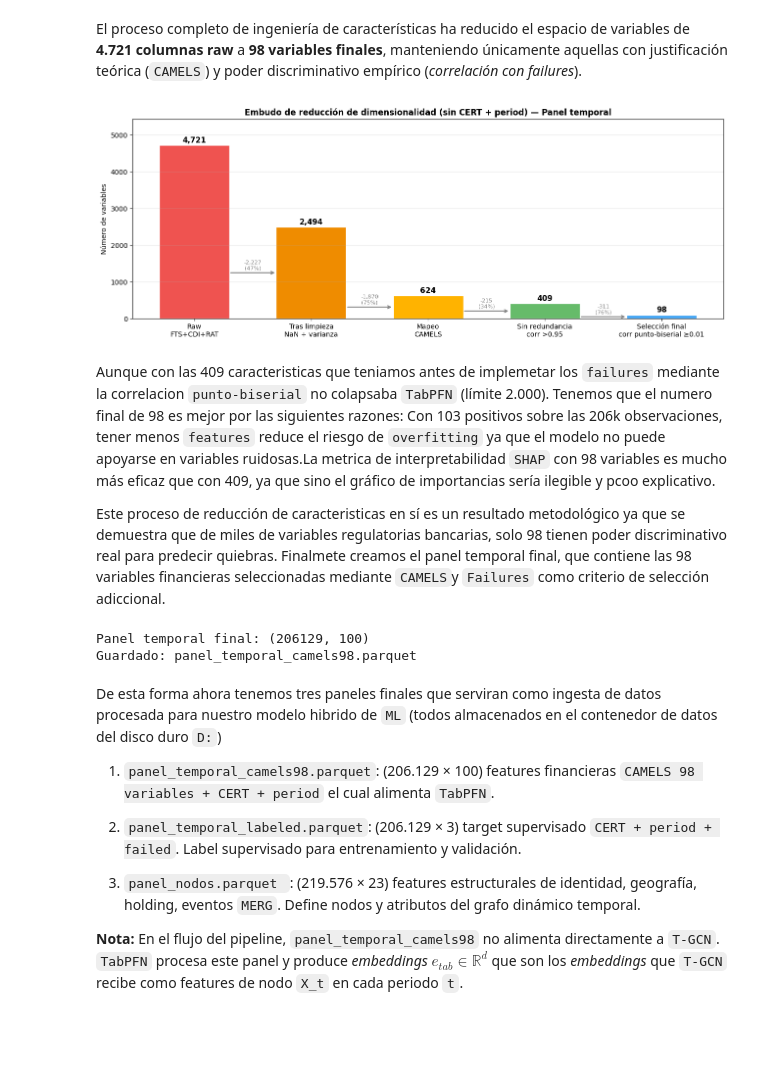
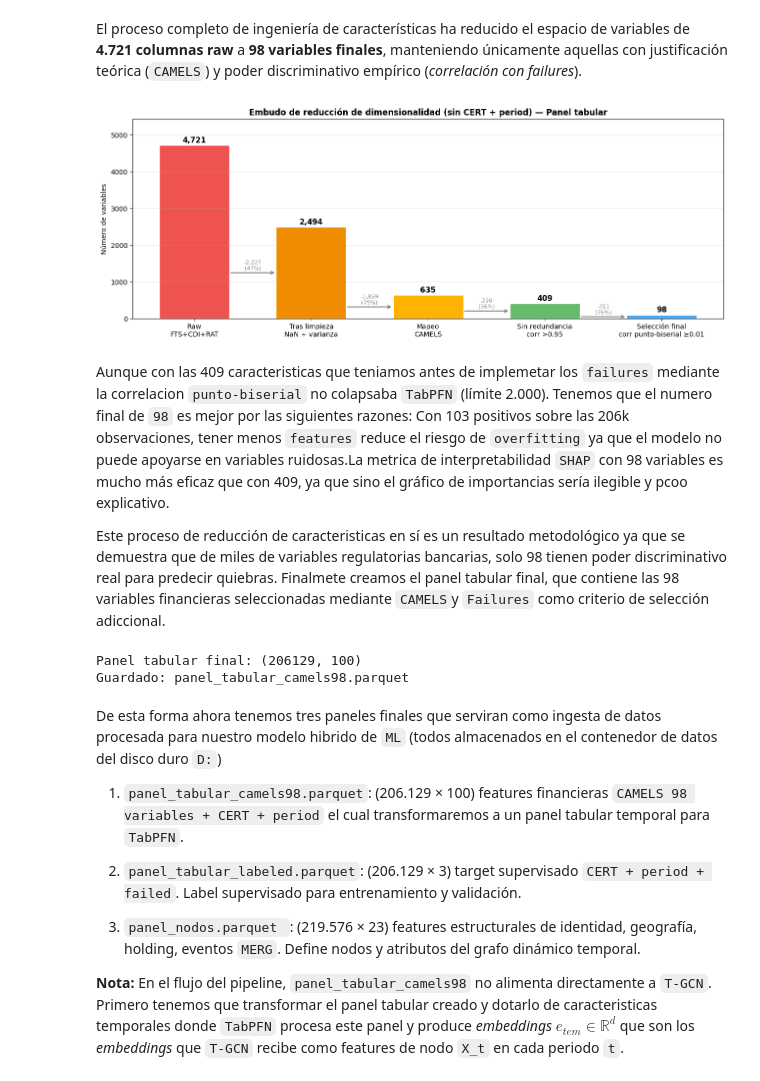
Before and after one commit to andrescarro192/tfm-financial_risk, a Jupyter notebook: notebooks/02_feature_engineering.ipynb, the cells around one changed output. Saved outputs shown, nothing was run; the diff lists cells and outputs as text; code cells hidden in the pictures; blank space fills up the shorter version.

Commit message:
rename: actualizacion nombre panel temporal por panel tabular

```diff
--- a/notebooks/02_feature_engineering.ipynb
+++ b/notebooks/02_feature_engineering.ipynb
@@ -1005,11 +1021,11 @@ Con todo el estudio realizado y creadas las flags de riesgo, procedemos a realiz
 # %%
 from scipy.stats import pointbiserialr
 
-# 1 — Cargar panel temporal completo con el flag
-panel_labeled = pd.read_parquet(PROCESSED_DIR / "panel_temporal_labeled.parquet")
+# 1 — Cargar panel tabular completo con el flag
+panel_labeled = pd.read_parquet(PROCESSED_DIR / "panel_tabular_labeled.parquet")
 
-# Unir con el panel temporal completo para tener las 409 variables
-panel_full = pd.read_parquet(PROCESSED_DIR / "panel_temporal.parquet")
+# Unir con el panel tabular completo para tener las 409 variables
+panel_full = pd.read_parquet(PROCESSED_DIR / "panel_tabular.parquet")
 panel_full = panel_full.merge(
     panel_labeled[['CERT', 'period', 'failed']],
     on=['CERT', 'period'],
@@ -1209,7 +1225,7 @@ import matplotlib.patches as mpatches
 etapas = [
     ('Raw\nFTS+CDI+RAT', 4721, '#ef5350'),
     ('Tras limpieza\nNaN + varianza', 2494, '#ef8c00'),
-    ('Mapeo\nCAMELS', 624, '#ffb300'),
+    ('Mapeo\nCAMELS', 635, '#ffb300'),
     ('Sin redundancia\ncorr >0.95', 409, '#66bb6a'),
     ('Selección final\ncorr punto-biserial ≥0.01', 98, '#42a5f5'),
 ]
@@ -1222,62 +1238,62 @@ labels = [e[0] for e in etapas]
 colors = [e[2] for e in etapas]
 
 bars = ax.bar(x_pos, valores, color=colors, edgecolor='white', width=0.6)
 
 # Valores sobre las barras
 for i, (bar, val) in enumerate(zip(bars, valores)):
     ax.text(bar.get_x() + bar.get_width()/2, bar.get_height() + 30,
             f'{val:,}', ha='center', va='bottom', fontweight='bold', fontsize=11)
 
 # Flechas de reducción entre barras
 for i in range(len(etapas) - 1):
     reduccion = valores[i] - valores[i+1]
     pct = reduccion / valores[i] * 100
     ax.annotate('', xy=(i+1-0.3, valores[i+1]/2),
                 xytext=(i+0.3, valores[i+1]/2),
                 arrowprops=dict(arrowstyle='->', color='gray', lw=1.5))
     ax.text(i+0.5, valores[i+1]/2 + 50, f'-{reduccion:,}\n({pct:.0f}%)',
             ha='center', va='bottom', fontsize=8, color='gray')
 
 ax.set_xticks(x_pos)
 ax.set_xticklabels(labels, fontsize=10)
 ax.set_ylabel('Número de variables')
-ax.set_title('Embudo de reducción de dimensionalidad (sin CERT + period) — Panel temporal',
+ax.set_title('Embudo de reducción de dimensionalidad (sin CERT + period) — Panel tabular',
              fontweight='bold', fontsize=12)
 ax.set_ylim(0, max(valores) * 1.15)
 ax.grid(axis='y', alpha=0.3)
 
 plt.tight_layout()
 plt.savefig(project_root / 'notebooks' / 'figures' / 'fe_reduction_funnel.png', dpi=150)
 plt.show()
 # %% [output]
-[figure, old version]
+[figure, new version]
 # %% [markdown]
-Aunque con las 409 caracteristicas que teniamos antes de implemetar los `failures` mediante la correlacion `punto-biserial` no colapsaba `TabPFN` (límite 2.000). Tenemos que el numero final de 98 es mejor por las siguientes razones: Con 103 positivos sobre las 206k observaciones, tener menos `features` reduce el riesgo de `overfitting` ya que el modelo no puede apoyarse en variables ruidosas.La metrica de interpretabilidad `SHAP` con 98 variables es mucho más eficaz que con 409, ya que sino el gráfico de importancias sería ilegible y pcoo explicativo.
+Aunque con las 409 caracteristicas que teniamos antes de implemetar los `failures` mediante la correlacion `punto-biserial` no colapsaba `TabPFN` (límite 2.000). Tenemos que el numero final de `98` es mejor por las siguientes razones: Con 103 positivos sobre las 206k observaciones, tener menos `features` reduce el riesgo de `overfitting` ya que el modelo no puede apoyarse en variables ruidosas.La metrica de interpretabilidad `SHAP` con 98 variables es mucho más eficaz que con 409, ya que sino el gráfico de importancias sería ilegible y pcoo explicativo.
 
-Este proceso de reducción de caracteristicas en sí es un resultado metodológico ya que se demuestra que de miles de variables regulatorias bancarias, solo 98 tienen poder discriminativo real para predecir quiebras. Finalmete creamos el panel temporal final, que contiene las 98 variables financieras seleccionadas mediante `CAMELS`y `Failures` como criterio de selección adiccional.
+Este proceso de reducción de caracteristicas en sí es un resultado metodológico ya que se demuestra que de miles de variables regulatorias bancarias, solo 98 tienen poder discriminativo real para predecir quiebras. Finalmete creamos el panel tabular final, que contiene las 98 variables financieras seleccionadas mediante `CAMELS`y `Failures` como criterio de selección adiccional.
 # %%
-# Panel temporal final con las 98 variables seleccionadas
-panel_temporal_final = pd.read_parquet(PROCESSED_DIR / "panel_temporal.parquet")
+# Panel tabular final con las 98 variables seleccionadas
+panel_tabular_final = pd.read_parquet(PROCESSED_DIR / "panel_tabular.parquet")
 
 # Filtrar solo las 98 variables finales + identificadores
 id_cols = ['CERT', 'period']
-cols_to_keep = id_cols + [c for c in final_vars if c in panel_temporal_final.columns]
+cols_to_keep = id_cols + [c for c in final_vars if c in panel_tabular_final.columns]
 
-panel_temporal_final = panel_temporal_final[cols_to_keep]
-print(f"Panel temporal final: {panel_temporal_final.shape}")
+panel_tabular_final = panel_tabular_final[cols_to_keep]
+print(f"Panel tabular final: {panel_tabular_final.shape}")
 
-panel_temporal_final.to_parquet(PROCESSED_DIR / "panel_temporal_camels98.parquet", index=False)
-print(f"Guardado: panel_temporal_camels98.parquet")
+panel_tabular_final.to_parquet(PROCESSED_DIR / "panel_tabular_camels98.parquet", index=False)
+print(f"Guardado: panel_tabular_camels98.parquet")
 # %% [output]
-Panel temporal final: (206129, 100)
-Guardado: panel_temporal_camels98.parquet
+Panel tabular final: (206129, 100)
+Guardado: panel_tabular_camels98.parquet
 # %% [markdown]
 De esta forma ahora tenemos tres paneles finales que serviran como ingesta de datos procesada para nuestro modelo hibrido de `ML` (todos almacenados en el contenedor de datos del disco duro `D:`)
 
-1. `panel_temporal_camels98.parquet`: (206.129 × 100)  features financieras `CAMELS 98 variables + CERT + period` el cual alimenta `TabPFN`.
+1. `panel_tabular_camels98.parquet`: (206.129 × 100)  features financieras `CAMELS 98 variables + CERT + period` el cual transformaremos a un panel tabular temporal para `TabPFN`.
 
-2. `panel_temporal_labeled.parquet`: (206.129 × 3)  target supervisado `CERT + period + failed`. Label supervisado para entrenamiento y validación.
+2. `panel_tabular_labeled.parquet`: (206.129 × 3)  target supervisado `CERT + period + failed`. Label supervisado para entrenamiento y validación.
 
 3. `panel_nodos.parquet `: (219.576 × 23)   features estructurales de identidad, geografía, holding, eventos `MERG`. Define nodos y atributos del grafo dinámico temporal.
 
-__Nota:__  En el flujo del pipeline, `panel_temporal_camels98` no alimenta directamente a `T-GCN`. `TabPFN` procesa este panel y produce _embeddings_ $e_{tab} \in \mathbb{R}^d$ que son los _embeddings_ que `T-GCN` recibe como features de nodo `X_t` en cada periodo `t`.
+__Nota:__  En el flujo del pipeline, `panel_tabular_camels98` no alimenta directamente a `T-GCN`. Primero tenemos que transformar el panel tabular creado y dotarlo de caracteristicas temporales donde `TabPFN` procesa este panel y produce _embeddings_ $e_{tem} \in \mathbb{R}^d$ que son los _embeddings_ que `T-GCN` recibe como features de nodo `X_t` en cada periodo `t`.
```
Also changed, not shown: parts of 11 cells of this notebook, 6 other files.
